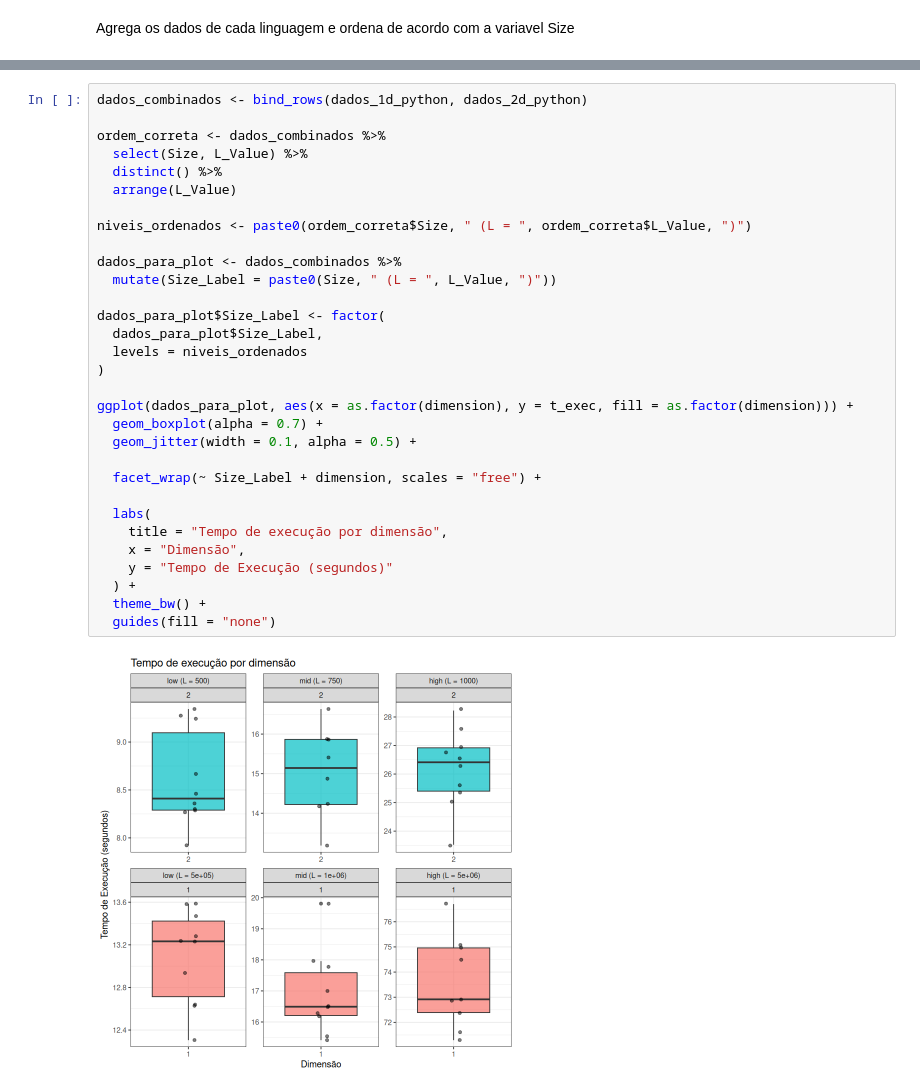
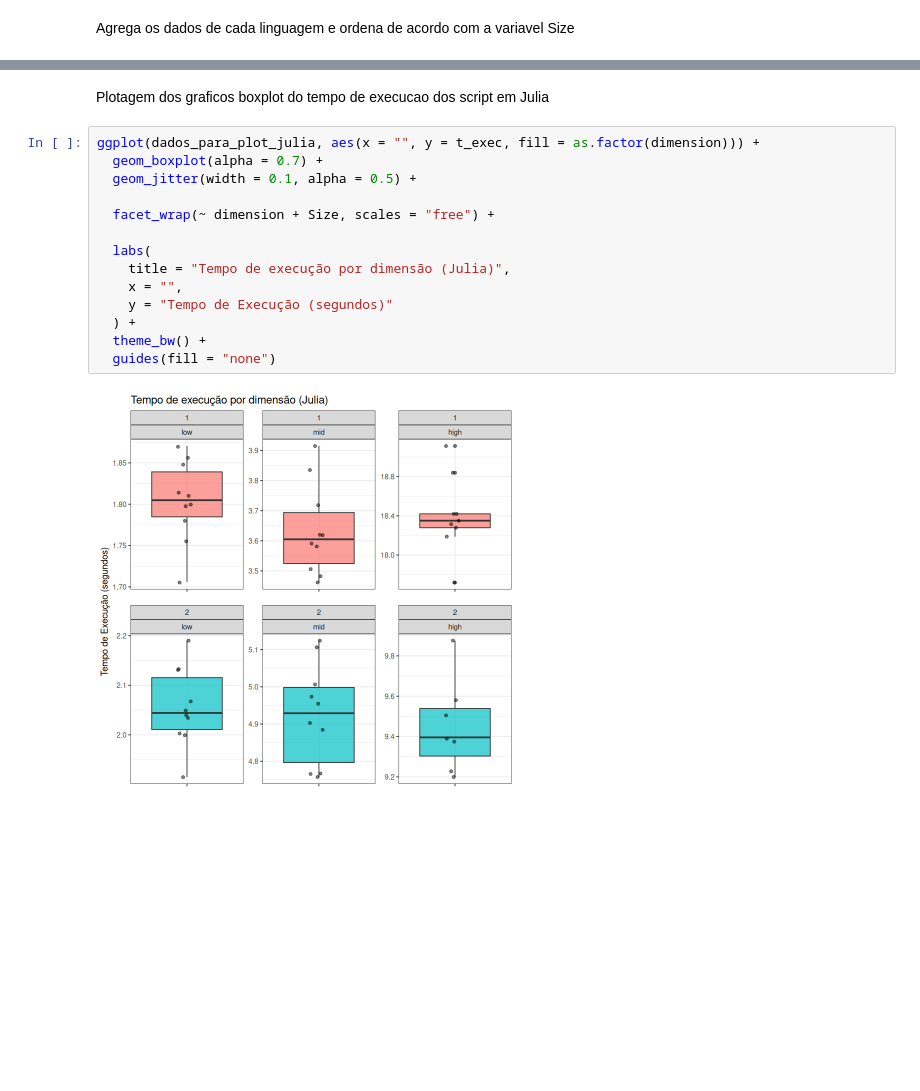
Before and after one commit to enzolisp/perf_analysis, a Jupyter notebook: results/main.ipynb, the cells around one changed output, grey strips where cells are left out. Drawn from its saved outputs; the diff is of its cells as text; blank space fills up the shorter version.

```diff
--- a/results/main.ipynb
+++ b/results/main.ipynb
@@ -127,33 +62,18 @@ ggplot(dados_para_plot, aes(x = as.factor(dimension), y = t_exec, fill = as.fact
-# %%
-dados_combinados <- bind_rows(dados_1d_python, dados_2d_python)
-
-ordem_correta <- dados_combinados %>%
-  select(Size, L_Value) %>%
-  distinct() %>%
-  arrange(L_Value)
-
-niveis_ordenados <- paste0(ordem_correta$Size, " (L = ", ordem_correta$L_Value, ")")
-
-dados_para_plot <- dados_combinados %>%
-  mutate(Size_Label = paste0(Size, " (L = ", L_Value, ")"))
-
-dados_para_plot$Size_Label <- factor(
-  dados_para_plot$Size_Label,
-  levels = niveis_ordenados
-)
-
-ggplot(dados_para_plot, aes(x = as.factor(dimension), y = t_exec, fill = as.factor(dimension))) +
-  geom_boxplot(alpha = 0.7) +
-  geom_jitter(width = 0.1, alpha = 0.5) +
-
-  facet_wrap(~ Size_Label + dimension, scales = "free") +
-
-  labs(
-    title = "Tempo de execução por dimensão",
-    x = "Dimensão",
-    y = "Tempo de Execução (segundos)"
-  ) +
-  theme_bw() +
-  guides(fill = "none")
-# %% [output]
-[figure, removed]
+# %% [markdown]
+Plotagem dos graficos boxplot do tempo de execucao dos script em Julia
+# %%
+ggplot(dados_para_plot_julia, aes(x = "", y = t_exec, fill = as.factor(dimension))) +
+  geom_boxplot(alpha = 0.7) +
+  geom_jitter(width = 0.1, alpha = 0.5) +
+
+  facet_wrap(~ dimension + Size, scales = "free") +
+
+  labs(
+    title = "Tempo de execução por dimensão (Julia)",
+    x = "",
+    y = "Tempo de Execução (segundos)"
+  ) +
+  theme_bw() +
+  guides(fill = "none")
+# %% [output]
+[figure, added]
```
Also changed, not shown: parts of 10 cells of this notebook.
